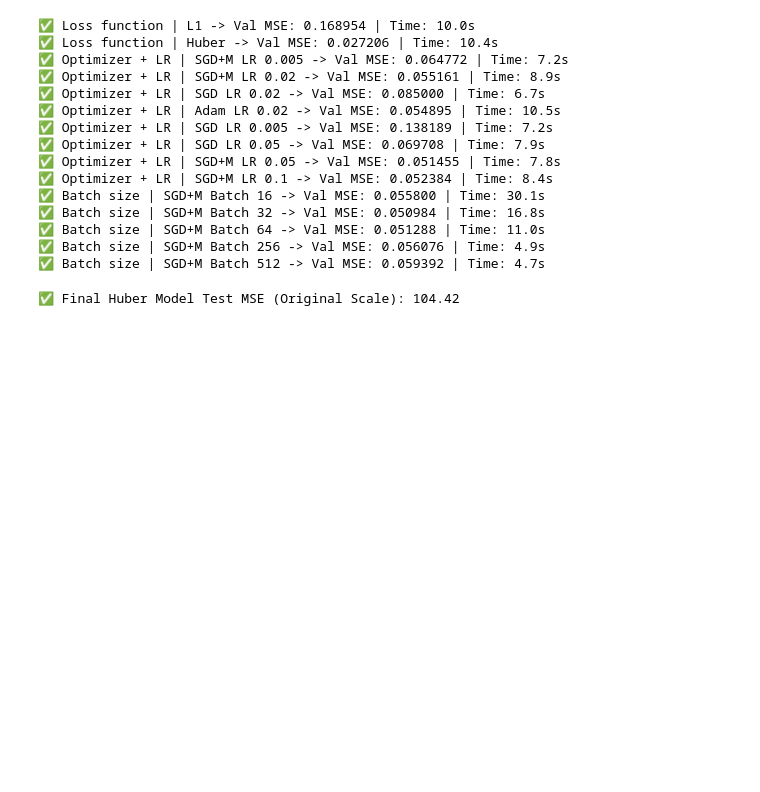
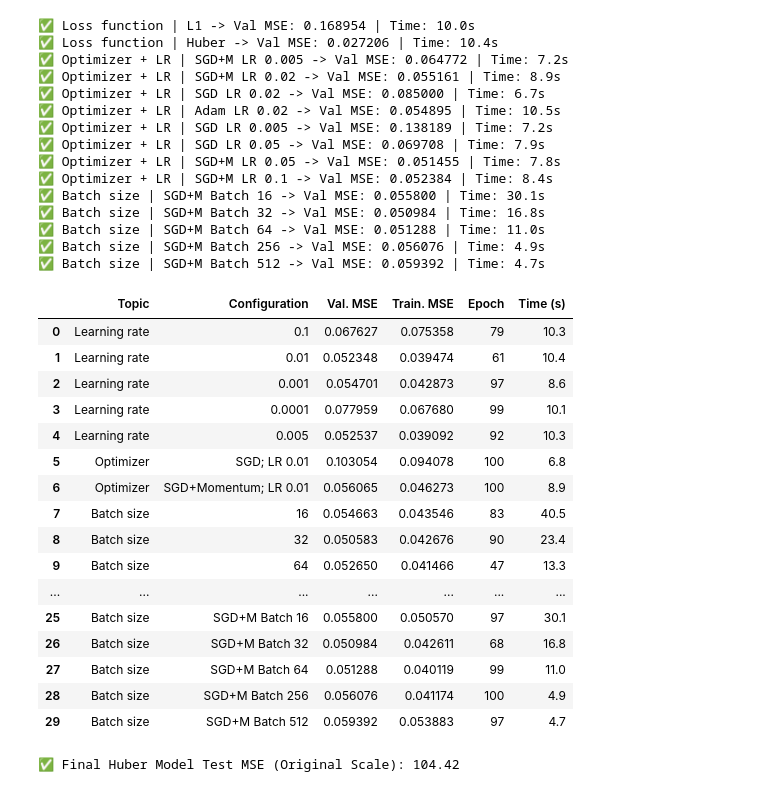
Before and after one commit to esraabanisalman26-ui/CO2_dl_, a Jupyter notebook: Co2_DL_project.ipynb, the cells around one changed output. Saved outputs shown, nothing was run; the diff lists cells and outputs as text; code cells hidden in the pictures; blank space fills up the shorter version.

```diff
--- a/Co2_DL_project.ipynb
+++ b/Co2_DL_project.ipynb
@@ -521,6 +521,27 @@ run_experiment(30, "Batch size", "SGD+M Batch 512", batch_size=512, lr=0.05, opt
 ✅ Batch size | SGD+M Batch 64 -> Val MSE: 0.051288 | Time: 11.0s
 ✅ Batch size | SGD+M Batch 256 -> Val MSE: 0.056076 | Time: 4.9s
 ✅ Batch size | SGD+M Batch 512 -> Val MSE: 0.059392 | Time: 4.7s
+# %%
+df_results = pd.DataFrame(results_table)
+display(df_results)
+# %% [output]
+|  | Topic | Configuration | Val. MSE | Train. MSE | Epoch | Time (s) |
+| 0 | Learning rate | 0.1 | 0.067627 | 0.075358 | 79 | 10.3 |
+| 1 | Learning rate | 0.01 | 0.052348 | 0.039474 | 61 | 10.4 |
+| 2 | Learning rate | 0.001 | 0.054701 | 0.042873 | 97 | 8.6 |
+| 3 | Learning rate | 0.0001 | 0.077959 | 0.067680 | 99 | 10.1 |
+| 4 | Learning rate | 0.005 | 0.052537 | 0.039092 | 92 | 10.3 |
+| 5 | Optimizer | SGD; LR 0.01 | 0.103054 | 0.094078 | 100 | 6.8 |
+| 6 | Optimizer | SGD+Momentum; LR 0.01 | 0.056065 | 0.046273 | 100 | 8.9 |
+| 7 | Batch size | 16 | 0.054663 | 0.043546 | 83 | 40.5 |
+| 8 | Batch size | 32 | 0.050583 | 0.042676 | 90 | 23.4 |
+| 9 | Batch size | 64 | 0.052650 | 0.041466 | 47 | 13.3 |
+| ... | ... | ... | ... | ... | ... | ... |
+| 25 | Batch size | SGD+M Batch 16 | 0.055800 | 0.050570 | 97 | 30.1 |
+| 26 | Batch size | SGD+M Batch 32 | 0.050984 | 0.042611 | 68 | 16.8 |
+| 27 | Batch size | SGD+M Batch 64 | 0.051288 | 0.040119 | 99 | 11.0 |
+| 28 | Batch size | SGD+M Batch 256 | 0.056076 | 0.041174 | 100 | 4.9 |
+| 29 | Batch size | SGD+M Batch 512 | 0.059392 | 0.053883 | 97 | 4.7 |
 # %%
 # --- حساب Test MSE لموديل Huber ---
 import torch.nn as nn
```
